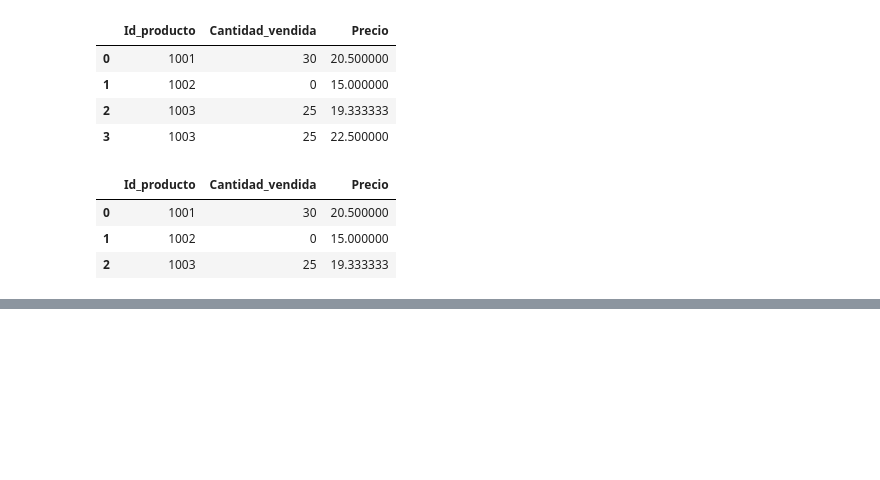
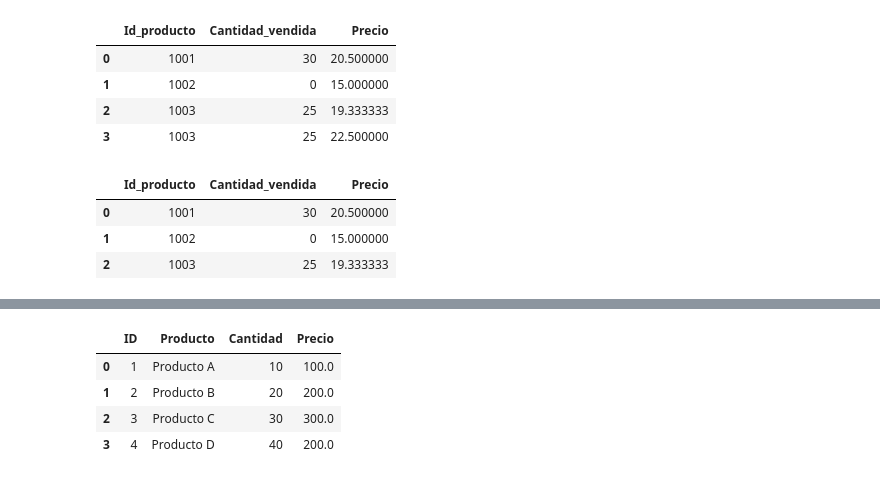
Before and after one commit to DannyTM12/Udemy_works, a Jupyter notebook: PYTHON FOR DATA SCIENCE/Código+Python+DS/Día 6/Cuadernos para Prácticas/Limpieza de Datos.ipynb, the cells around one changed output, grey strips where cells are left out. Saved outputs shown, nothing was run; the diff lists cells and outputs as text; code cells hidden in the pictures; blank space fills up the shorter version.

```diff
--- a/PYTHON FOR DATA SCIENCE/Código+Python+DS/Día 6/Cuadernos para Prácticas/Limpieza de Datos.ipynb
+++ b/PYTHON FOR DATA SCIENCE/Código+Python+DS/Día 6/Cuadernos para Prácticas/Limpieza de Datos.ipynb
@@ -96,0 +128,15 @@ df_unicos
+# %%
+data = {
+    'ID': [1, 2, 3, 4],
+    'Producto': ['Producto A', 'Producto B', 'Producto C', 'Producto D'],
+    'Cantidad': [10, 20, 30, 40],
+    'Precio': [100, None, 300, None]
+}
+
+pd.DataFrame(data).fillna({'Precio': pd.DataFrame(data)['Precio'].mean()})
+# %% [output]
+|  | ID | Producto | Cantidad | Precio |
+| 0 | 1 | Producto A | 10 | 100.0 |
+| 1 | 2 | Producto B | 20 | 200.0 |
+| 2 | 3 | Producto C | 30 | 300.0 |
+| 3 | 4 | Producto D | 40 | 200.0 |
```
Also changed, not shown: parts of 2 cells of this notebook, 1 other file.
